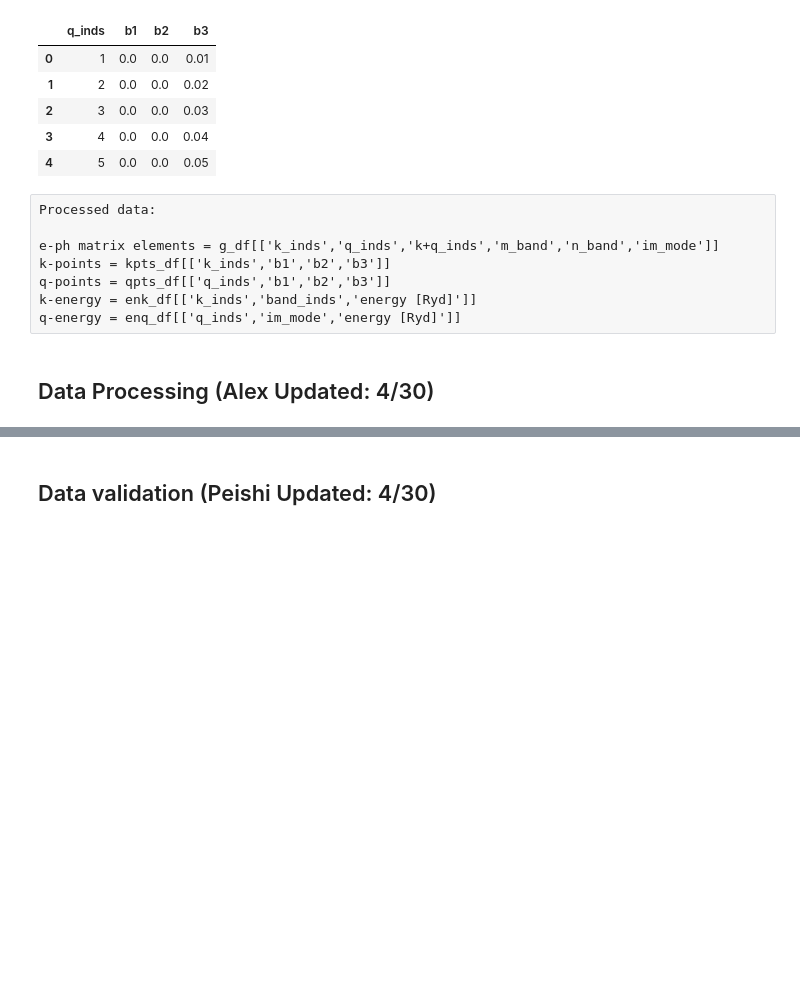
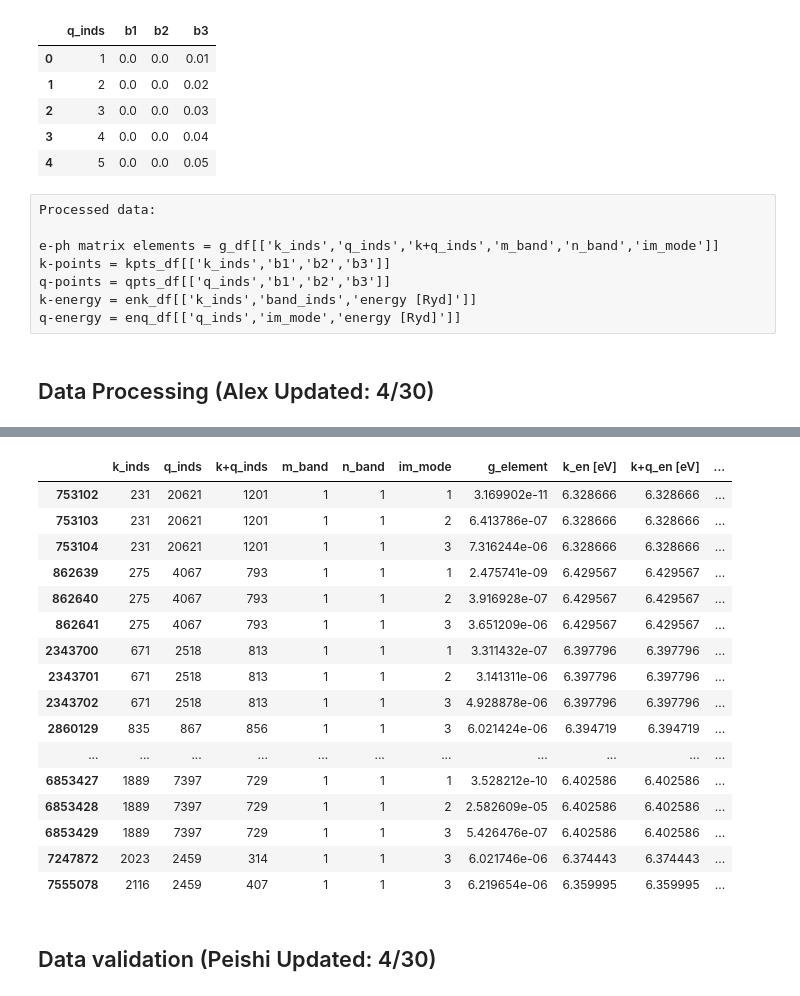
Before and after one commit to alexanderychoi/linear_boltzmann, a Jupyter notebook: data_processing_4_19.ipynb, the cells around one changed output, grey strips where cells are left out. Cells and saved outputs as stored; diff of their text form; code cells hidden in the pictures; blank space fills up the shorter version.

```diff
--- a/data_processing_4_19.ipynb
+++ b/data_processing_4_19.ipynb
@@ -226,12 +253,27 @@ def cartesian_q_points(qpts_df):
     """
 
     # Need a lattice constant for GaAs. This is obviously somewhat sensitive to temperature.
-    a = 5.65325*10**(-10) #[m]
+    a = 5.65325 #[A]
 
-    cartesian_df = pd.DataFrame(columns = ['q_inds','kx [1/m]','ky [1/m]','kz [1/m]'])
+    cartesian_df = pd.DataFrame(columns = ['q_inds','kx [1/A]','ky [1/A]','kz [1/A]'])
 
-    cartesian_df['kx [1/m]'] = (qpts_df['b1'].values + qpts_df['b2'].values)/2*(a/np.pi)/2
-    cartesian_df['ky [1/m]'] = (qpts_df['b2'].values + qpts_df['b3'].values)/2*(a/np.pi)/2
-    cartesian_df['kz [1/m]'] = (qpts_df['b1'].values + qpts_df['b3'].values)/2*(a/np.pi)/2
+    con1 = pd.DataFrame(columns = ['kx [1/A]','ky [1/A]','kz [1/A]'])
+    con1['kx [1/A]'] = np.ones(len(qpts_df))*(-2*np.pi/a)
+    con1['ky [1/A]'] = np.ones(len(qpts_df))*(-2*np.pi/a)
+    con1['kz [1/A]'] = np.ones(len(qpts_df))*(2*np.pi/a)
+
+    con2 = con1.copy(deep=True)
+    con2['kx [1/A]'] = con2['kx [1/A]'].values*-1
+    con2['ky [1/A]'] = con2['ky [1/A]'].values*-1
+
+    con3 = con1.copy(deep=True)
+    con3['ky [1/A]'] = con2['ky [1/A]'].values*-1
+    con3['kz [1/A]'] = con3['kz [1/A]'].values*-1
+
+
+    cartesian_df['kx [1/A]'] = np.multiply(qpts_df['b1'].values,(con1['kx [1/A]'].values)) + np.multiply(qpts_df['b2'].values,(con2['kx [1/A]'].values)) + np.multiply(qpts_df['b3'].values,(con3['kx [1/A]'].values))
+    cartesian_df['ky [1/A]'] = np.multiply(qpts_df['b1'].values,(con1['ky [1/A]'].values)) + np.multiply(qpts_df['b2'].values,(con2['ky [1/A]'].values)) + np.multiply(qpts_df['b3'].values,(con3['ky [1/A]'].values))
+    cartesian_df['kz [1/A]'] = np.multiply(qpts_df['b1'].values,(con1['kz [1/A]'].values)) + np.multiply(qpts_df['b2'].values,(con2['kz [1/A]'].values)) + np.multiply(qpts_df['b3'].values,(con3['kz [1/A]'].values))
+
     cartesian_df['q_inds'] = qpts_df['q_inds'].values
     return cartesian_df
@@ -239,4 +317,15 @@ def cartesian_q_points(qpts_df):
 cart_kpts_df = cartesian_k_points(kpts_df)
 cart_qpts_df = cartesian_q_points(qpts_df)
 # %%
-a = 5.65325*10**(-10) #[m]
+a = 5.65325 #[m]
+# %%
+kvel = pd.read_csv('gaas.vel', sep='\t',header= None,skiprows=[0,1,2])
+kvel.columns = ['0']
+kvel_array = kvel['0'].values
+new_kvel_array = np.zeros((len(kvel_array),10))
+for i1 in trange(len(kvel_array)):
+    new_kvel_array[i1,:] = kvel_array[i1].split()
+
+kvel_df = pd.DataFrame(data=new_kvel_array,columns = ['k_inds','bands','energy','kx [1/alat]','ky [1/alat]','kz [1/alat]','vx_dir','vy_dir','vz_dir','v_mag [m/s]'])
+kvel_df[['k_inds']] = kvel_df[['k_inds']].apply(pd.to_numeric,downcast = 'integer')
+kvel_df.head()
@@ -875,5 +1040,23 @@ g_df
 # %%
-g_df.loc[(g_df['collison_state'] == 0)]
+g_df.loc[(g_df['collision_state'] == 0)]
+# %% [output]
+|  | k_inds | q_inds | k+q_inds | m_band | n_band | im_mode | g_element | k_en [eV] | k+q_en [eV] | ... |
+| 753102 | 231 | 20621 | 1201 | 1 | 1 | 1 | 3.169902e-11 | 6.328666 | 6.328666 | ... |
+| 753103 | 231 | 20621 | 1201 | 1 | 1 | 2 | 6.413786e-07 | 6.328666 | 6.328666 | ... |
+| 753104 | 231 | 20621 | 1201 | 1 | 1 | 3 | 7.316244e-06 | 6.328666 | 6.328666 | ... |
+| 862639 | 275 | 4067 | 793 | 1 | 1 | 1 | 2.475741e-09 | 6.429567 | 6.429567 | ... |
+| 862640 | 275 | 4067 | 793 | 1 | 1 | 2 | 3.916928e-07 | 6.429567 | 6.429567 | ... |
+| 862641 | 275 | 4067 | 793 | 1 | 1 | 3 | 3.651209e-06 | 6.429567 | 6.429567 | ... |
+| 2343700 | 671 | 2518 | 813 | 1 | 1 | 1 | 3.311432e-07 | 6.397796 | 6.397796 | ... |
+| 2343701 | 671 | 2518 | 813 | 1 | 1 | 2 | 3.141311e-06 | 6.397796 | 6.397796 | ... |
+| 2343702 | 671 | 2518 | 813 | 1 | 1 | 3 | 4.928878e-06 | 6.397796 | 6.397796 | ... |
+| 2860129 | 835 | 867 | 856 | 1 | 1 | 3 | 6.021424e-06 | 6.394719 | 6.394719 | ... |
+| ... | ... | ... | ... | ... | ... | ... | ... | ... | ... | ... |
+| 6853427 | 1889 | 7397 | 729 | 1 | 1 | 1 | 3.528212e-10 | 6.402586 | 6.402586 | ... |
+| 6853428 | 1889 | 7397 | 729 | 1 | 1 | 2 | 2.582609e-05 | 6.402586 | 6.402586 | ... |
+| 6853429 | 1889 | 7397 | 729 | 1 | 1 | 3 | 5.426476e-07 | 6.402586 | 6.402586 | ... |
+| 7247872 | 2023 | 2459 | 314 | 1 | 1 | 3 | 6.021746e-06 | 6.374443 | 6.374443 | ... |
+| 7555078 | 2116 | 2459 | 407 | 1 | 1 | 3 | 6.219654e-06 | 6.359995 | 6.359995 | ... |
 # %%
 kb = 1.38064852*10**(-23); # Boltzmann constant in SI [m^2 kg s^-2 K^-1]
 T = 300
```
Also changed, not shown: parts of 17 cells of this notebook.
